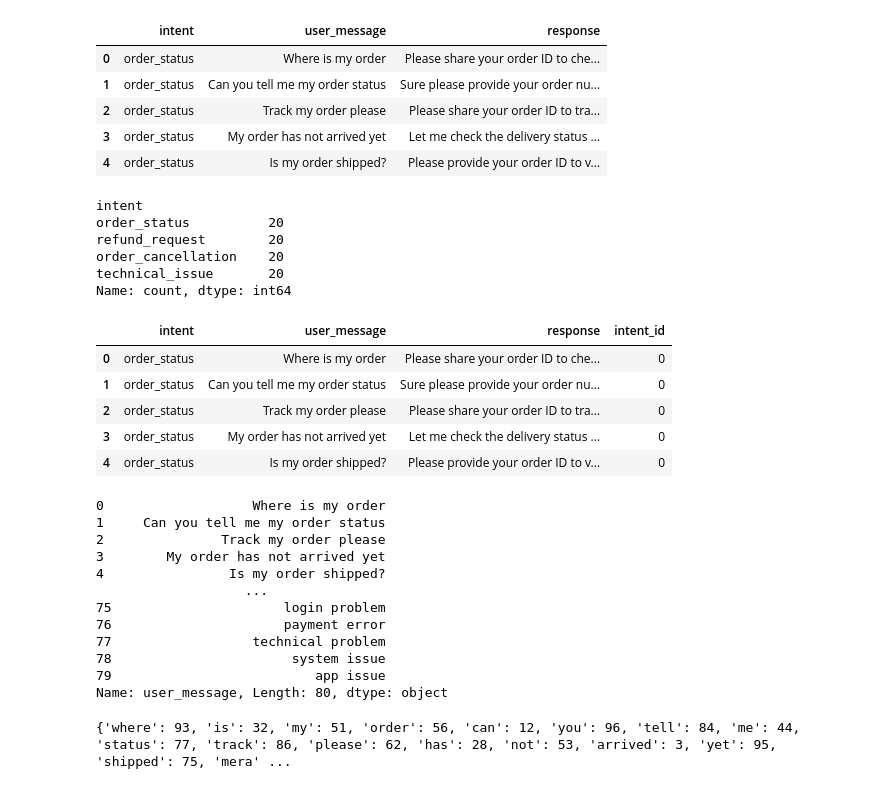
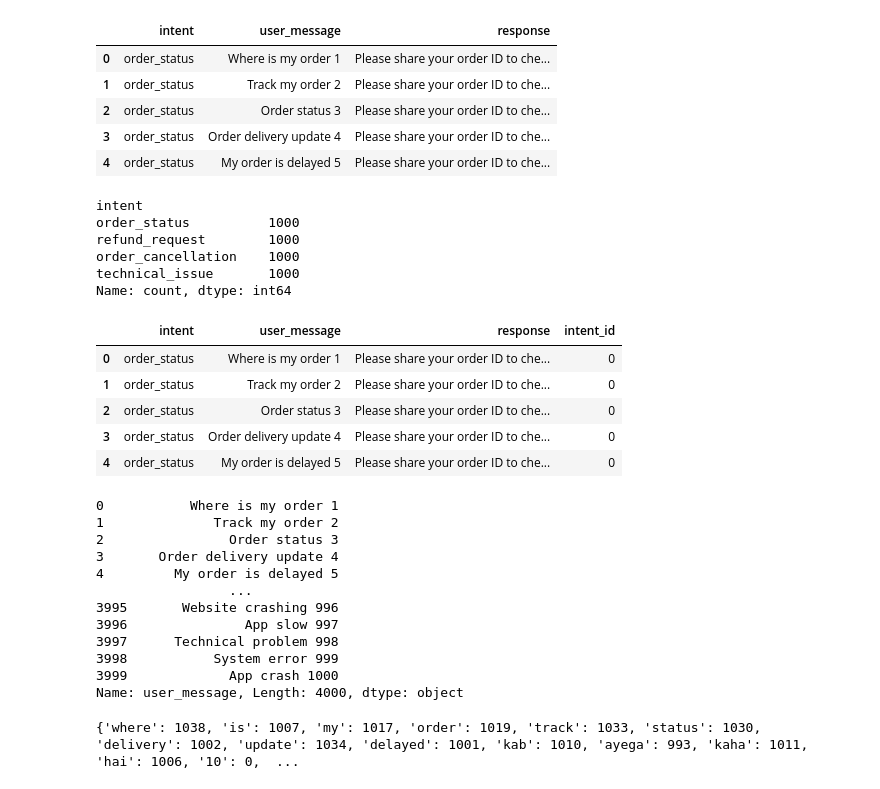
Before and after one commit to Rudramahale/chat-bot, a Jupyter notebook: training/train_model.ipynb, the cells around one changed output. Cells and saved outputs as stored; diff of their text form; code cells hidden in the pictures.

Commit message:
refund half way

```diff
--- a/training/train_model.ipynb
+++ b/training/train_model.ipynb
@@ -1,23 +1,23 @@
 # %%
 import pandas as pd
 # %%
-df = pd.read_csv("D:\Customer support chat bot\Data\intent.csv")
+df = pd.read_csv(r"D:\Customer support chat bot\Data\New.csv")
 df.head()
 # %% [output]
 |  | intent | user_message | response |
-| 0 | order_status | Where is my order | Please share your order ID to che... |
-| 1 | order_status | Can you tell me my order status | Sure please provide your order nu... |
-| 2 | order_status | Track my order please | Please share your order ID to tra... |
-| 3 | order_status | My order has not arrived yet | Let me check the delivery status ... |
-| 4 | order_status | Is my order shipped? | Please provide your order ID to v... |
+| 0 | order_status | Where is my order 1 | Please share your order ID to che... |
+| 1 | order_status | Track my order 2 | Please share your order ID to che... |
+| 2 | order_status | Order status 3 | Please share your order ID to che... |
+| 3 | order_status | Order delivery update 4 | Please share your order ID to che... |
+| 4 | order_status | My order is delayed 5 | Please share your order ID to che... |
 # %%
 df.intent.value_counts()
 # %% [output]
 intent
-order_status          20
-refund_request        20
-order_cancellation    20
-technical_issue       20
+order_status          1000
+refund_request        1000
+order_cancellation    1000
+technical_issue       1000
 Name: count, dtype: int64
 # %%
 df['intent_id'] =df.intent.map({
@@ -29,27 +29,27 @@ df['intent_id'] =df.intent.map({
 df.head()
 # %% [output]
 |  | intent | user_message | response | intent_id |
-| 0 | order_status | Where is my order | Please share your order ID to che... | 0 |
-| 1 | order_status | Can you tell me my order status | Sure please provide your order nu... | 0 |
-| 2 | order_status | Track my order please | Please share your order ID to tra... | 0 |
-| 3 | order_status | My order has not arrived yet | Let me check the delivery status ... | 0 |
-| 4 | order_status | Is my order shipped? | Please provide your order ID to v... | 0 |
+| 0 | order_status | Where is my order 1 | Please share your order ID to che... | 0 |
+| 1 | order_status | Track my order 2 | Please share your order ID to che... | 0 |
+| 2 | order_status | Order status 3 | Please share your order ID to che... | 0 |
+| 3 | order_status | Order delivery update 4 | Please share your order ID to che... | 0 |
+| 4 | order_status | My order is delayed 5 | Please share your order ID to che... | 0 |
 # %%
 corpus = df["user_message"]
 corpus
 # %% [output]
-0                   Where is my order
-1     Can you tell me my order status
-2               Track my order please
-3        My order has not arrived yet
-4                Is my order shipped?
-                   ...
-75                      login problem
-76                      payment error
-77                  technical problem
-78                       system issue
-79                          app issue
-Name: user_message, Length: 80, dtype: object
+0           Where is my order 1
+1              Track my order 2
+2                Order status 3
+3       Order delivery update 4
+4         My order is delayed 5
+                 ...
+3995       Website crashing 996
+3996               App slow 997
+3997      Technical problem 998
+3998           System error 999
+3999             App crash 1000
+Name: user_message, Length: 4000, dtype: object
 # %%
 from sklearn.feature_extraction.text import TfidfVectorizer
 v = TfidfVectorizer()
@@ -57,7 +57,7 @@ v = TfidfVectorizer()
 tranformed_output = v.fit_transform(corpus)
 print(v.vocabulary_)
 # %% [output]
-{'where': 93, 'is': 32, 'my': 51, 'order': 56, 'can': 12, 'you': 96, 'tell': 84, 'me': 44, 'status': 77, 'track': 86, 'please': 62, 'has': 28, 'not': 53, 'arrived': 3, 'yet': 95, 'shipped': 75, 'mera' ...
+{'where': 1038, 'is': 1007, 'my': 1017, 'order': 1019, 'track': 1033, 'status': 1030, 'delivery': 1002, 'update': 1034, 'delayed': 1001, 'kab': 1010, 'ayega': 993, 'kaha': 1011, 'hai': 1006, '10': 0,  ...
 # %%
 all_feature_name = v.get_feature_names_out()
 for word in all_feature_name:
```
Also changed, not shown: parts of 5 cells of this notebook, 5 other files.
